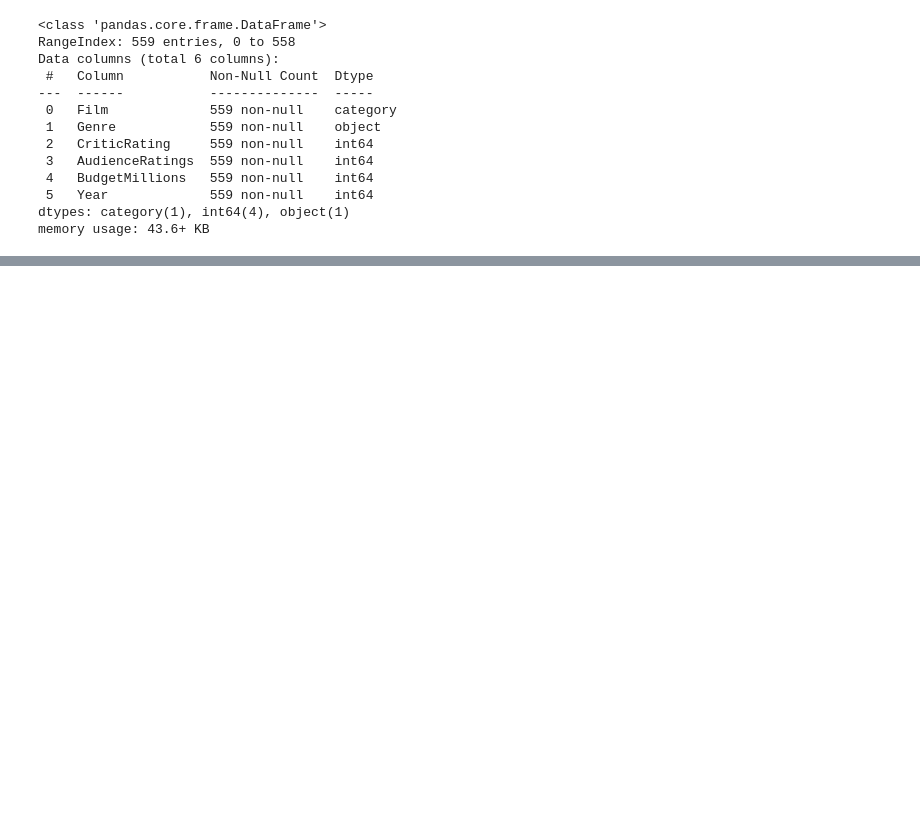
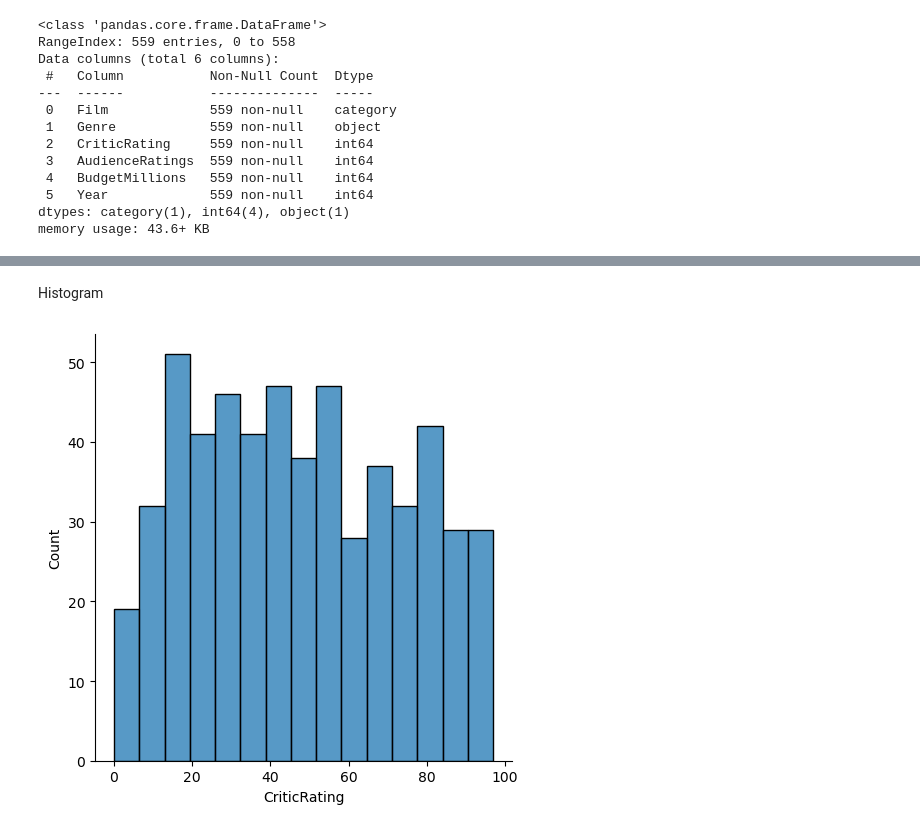
Before and after one commit to vishvadeepaktripathi/Udemy_python_cource, a Jupyter notebook: Udemy_For_loop.ipynb, the cells around one changed output, grey strips where cells are left out. Saved outputs shown, nothing was run; the diff lists cells and outputs as text; code cells hidden in the pictures; blank space fills up the shorter version.

```diff
--- a/Udemy_For_loop.ipynb
+++ b/Udemy_For_loop.ipynb
@@ -1042,0 +1089,6 @@ J = sns.jointplot(data=movies, x='CriticRating', y ='AudienceRatings')
+# %% [markdown]
+Histogram
+# %%
+m1 = sns.displot(movies.CriticRating, bins=15)
+# %% [output]
+[figure, added]
```
Also changed, not shown: parts of 30 cells of this notebook.
